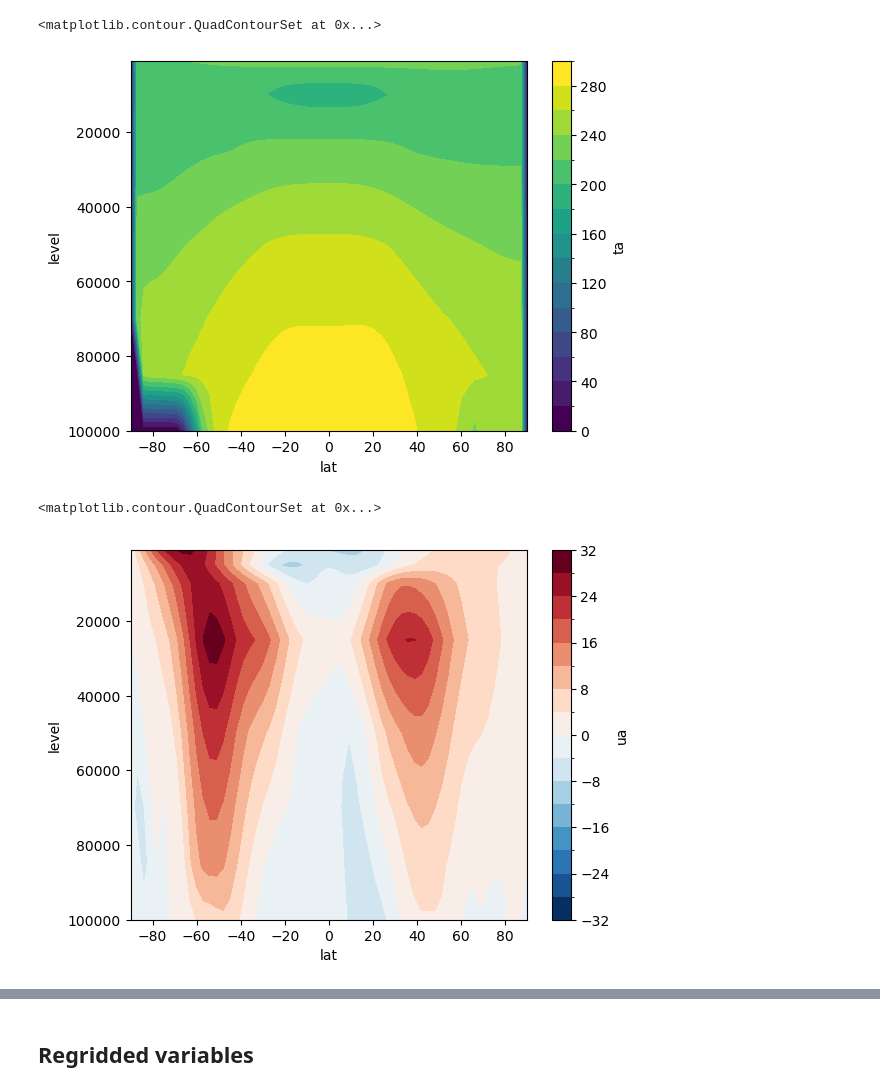
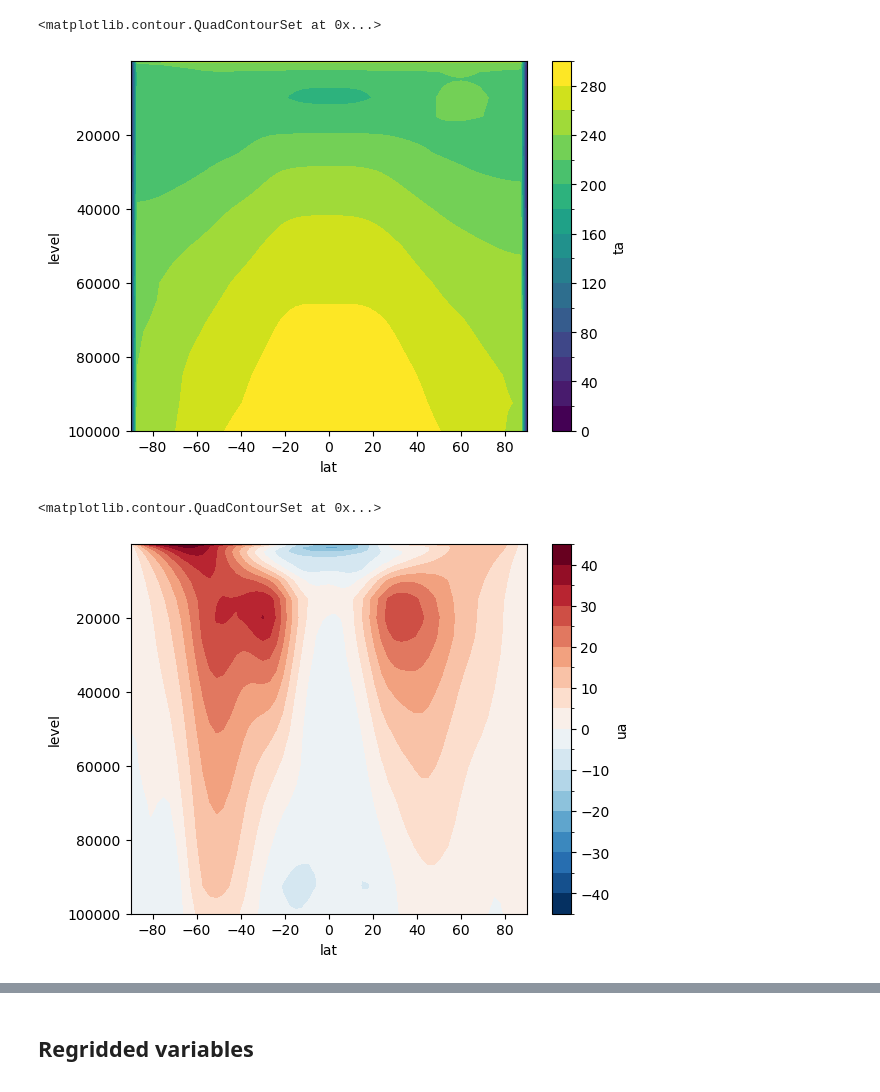
Before and after one commit to Caturrell/eddy_feedback, a Jupyter notebook: data_stuff/calculations/check_pamip_data.ipynb, the cells around one changed output, grey strips where cells are left out. Drawn from its saved outputs; the diff is of its cells as text; code cells hidden in the pictures.

Commit message:
CanESM5 variable ta appears to lack pressure levels...

```diff
--- a/data_stuff/calculations/check_pamip_data.ipynb
+++ b/data_stuff/calculations/check_pamip_data.ipynb
@@ -13,5 +11,5 @@ sys.path.append('/home/users/cturrell/documents/eddy_feedback/')
 # %%
-files = glob.glob('/gws/nopw/j04/arctic_connect/cturrell/PAMIP_data/regridded/FGOALS-f3-L_3x3/all/*.nc')
+files = glob.glob('/gws/nopw/j04/arctic_connect/cturrell/PAMIP_data/regridded/CanESM5_3x3/all/*.nc')
 ds = xr.open_mfdataset(files, combine='nested', concat_dim='ens_ax', parallel=True)
 ds
 # %% [output]
@@ -35,11 +33,11 @@ Data variables:
 # %%
-ds.ta.mean(('time', 'ens_ax', 'lon')).plot.contourf(yincrease=False, levels=20)
+ds.ta.mean(('ens_ax', 'time', 'lon')).plot.contourf(yincrease=False, levels=20)
 # %% [output]
 <matplotlib.contour.QuadContourSet at 0x...>
-[figure, old version]
+[figure, new version]
 # %%
-ds.ua.mean(('time', 'ens_ax', 'lon')).plot.contourf(yincrease=False, levels=20)
+ds.ua.mean(('ens_ax', 'time', 'lon')).plot.contourf(yincrease=False, levels=20)
 # %% [output]
 <matplotlib.contour.QuadContourSet at 0x...>
-[figure, old version]
+[figure, new version]
 # %%
```
Also changed, not shown: parts of 11 cells of this notebook.
